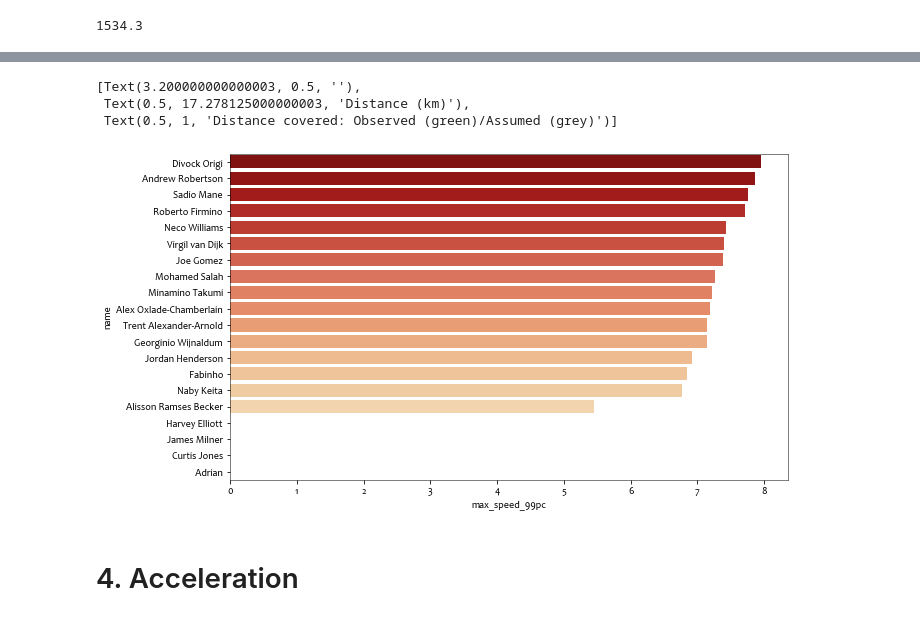
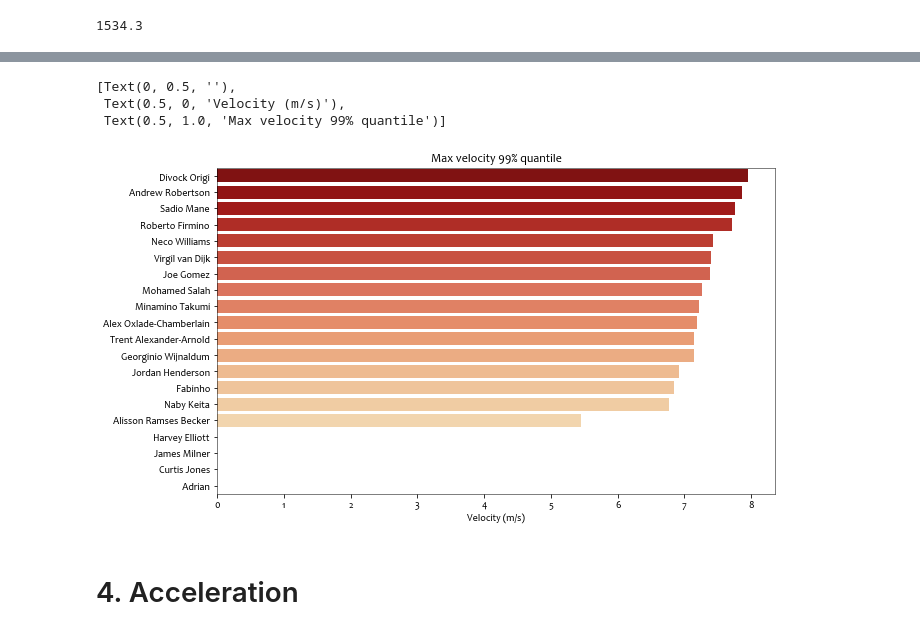
Before and after one commit to JohnLindblad/FinalProject-PlayerFitness, a Jupyter notebook: FinalProject-John.ipynb, the cells around one changed output, grey strips where cells are left out. Cells and saved outputs as stored; diff of their text form; code cells hidden in the pictures.

Commit message:
visualizations and acc_dec_ratio added

```diff
--- a/FinalProject-John.ipynb
+++ b/FinalProject-John.ipynb
@@ -420,23 +422,26 @@ summary_stats['mins'] = summary_stats.apply(mins_on_pitch, axis = 1)
 #summary_stats['startXI'] = summary_stats['start_index'].apply(lambda x: 1 if x < ht_start_frame else 0)
 summary_stats['mins_visible'] = (len(dist_df) - np.array(dist_df.isna().sum()))*0.1/60
 # %%
-# Summary statistics
-assumed_walk_speed = 1.5
-
-summary_stats['obs_dist'] = np.array(speed_df.sum())/10/1000 # players in camera shot
-summary_stats['unobs_dist'] = (summary_stats.mins - summary_stats.mins_visible)*60*assumed_walk_speed/1000 # players out of camera shot
-summary_stats['total_dist'] = summary_stats.obs_dist + summary_stats.unobs_dist # Assumed alking speed 1.5m/s for off camera movement
+# Minutes breakdown and max speed/acceleration
+summary_stats['mins'] = summary_stats.apply(mins_on_pitch, axis = 1)
+#summary_stats['startXI'] = summary_stats['start_index'].apply(lambda x: 1 if x < ht_start_frame else 0)
+summary_stats['mins_visible'] = (len(dist_df) - np.array(dist_df.isna().sum()))*0.1/60
+summary_stats['mins_missing'] = summary_stats.mins - summary_stats.mins_visible
+summary_stats['obs_dist'] = np.array(speed_df.sum())/10/1000
 summary_stats['max_speed'] = np.array(speed_df.max())
 summary_stats['max_speed_99pc'] = np.array(speed_df.quantile(0.99)) # Results seem better, except Salah being lower than expected
 summary_stats['max_acc'] = np.array(acc_df.max())
 summary_stats['max_acc_99pc'] = np.array(acc_df.quantile(0.99)) # Unsure about these values... check with other games
 # %%
-# Speed threshold distances
-
+# Speed threshold distances and ratios
 summary_stats['walk_dist'] = np.array(speed_df[(speed_df > 0) & (speed_df <= 2)].sum()/10/1000)
 summary_stats['jog_dist'] = np.array(speed_df[(speed_df > 2) & (speed_df <= 4)].sum()/10/1000)
 summary_stats['run_dist'] = np.array(speed_df[(speed_df > 4) & (speed_df <= 7)].sum()/10/1000)
 summary_stats['sprint_dist'] = np.array(speed_df[speed_df >= 7].sum()/10/1000)
+summary_stats['walk_ratio'] = summary_stats.walk_dist/(summary_stats.run_dist+summary_stats.jog_dist+summary_stats.walk_dist)
+summary_stats['jog_ratio'] = summary_stats.jog_dist/(summary_stats.run_dist+summary_stats.jog_dist+summary_stats.walk_dist)
+summary_stats['run_ratio'] = summary_stats.run_dist/(summary_stats.run_dist+summary_stats.jog_dist+summary_stats.walk_dist)
+# sprint_ratio ignored since won't be added for extrapolated values
 # %%
 summary_stats
 # %% [output]
@@ -460 +465,22 @@ summary_stats
+# %%
+# Decomposing unobserved distance
+
+walk_speed = 2 # Use value between 0-2
+jog_speed = 3 # Use value between 2-4
+run_speed = 5 # Use value between 4-7
+sprint_speed = 7 # Use value greater than 7
+
+walk_weight = 0.66 # 66% missing data assumed walking speed, 33% extrapolated using observed running/jogging ratio
+
+summary_stats['walk_dist_adj'] = walk_weight*(walk_speed*summary_stats.mins_missing)*60/1000
+summary_stats['jog_dist_adj'] = (1-walk_weight)*(summary_stats.jog_ratio)*(summary_stats.mins_missing*jog_speed)*60/1000
+summary_stats['run_dist_adj'] = (1-walk_weight)*(summary_stats.run_ratio)*(summary_stats.mins_missing*run_speed)*60/1000
+# Assumed no sprinting off ball
+
+summary_stats['total_dist_xtrp'] = summary_stats.walk_dist_adj + summary_stats.jog_dist_adj + summary_stats.run_dist_adj + summary_stats.sprint_dist
+
+summary_stats['walk_dist_total'] = summary_stats.walk_dist + summary_stats.walk_dist_adj
+summary_stats['jog_dist_total'] = summary_stats.jog_dist + summary_stats.jog_dist_adj
+summary_stats['run_dist_total'] = summary_stats.run_dist + summary_stats.run_dist_adj
+summary_stats['sprint_dist_total'] = summary_stats.sprint_dist
 # %%
@@ -499,18 +602,18 @@ ax = sns.catplot(y = 'name',
 # %%
 ### Max speed visualization
-ax_bottom = sns.barplot(y = 'name',
+ax = sns.barplot(y = 'name',
                         x = 'max_speed_99pc',
                         data = summary_stats,
                         order = summary_stats.sort_values('max_speed_99pc', ascending = False).name,
                         palette = 'OrRd_r')
 
-ax_top.set(xlabel='Distance (km)', ylabel='', title = 'Distance covered: Observed (green)/Assumed (grey)')
+ax.set(xlabel='Velocity (m/s)', ylabel='', title = 'Max velocity 99% quantile')
 ###
 # %% [output]
-[Text(3.200000000000003, 0.5, ''),
- Text(0.5, 17.278125000000003, 'Distance (km)'),
- Text(0.5, 1, 'Distance covered: Observed (green)/Assumed (grey)')]
+[Text(0, 0.5, ''),
+ Text(0.5, 0, 'Velocity (m/s)'),
+ Text(0.5, 1.0, 'Max velocity 99% quantile')]
-[figure, old version]
+[figure, new version]
 # %% [markdown]
 # 4. Acceleration
 # %% [markdown]
```
Also changed, not shown: parts of 20 cells of this notebook.
